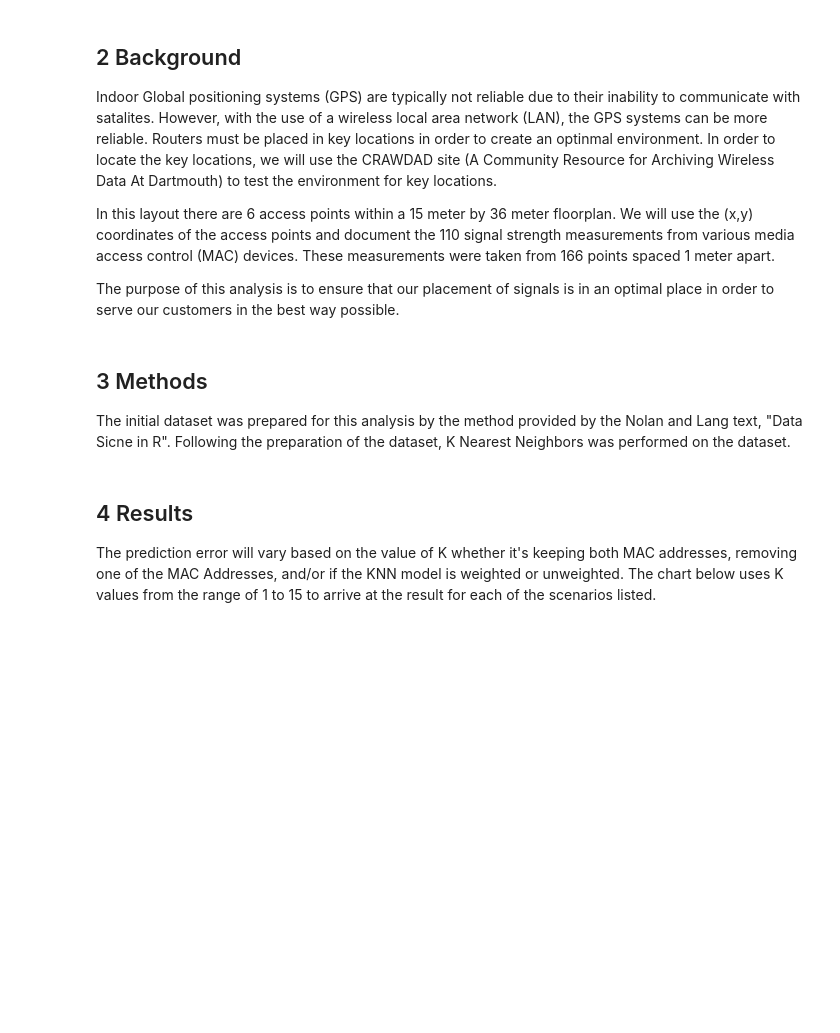
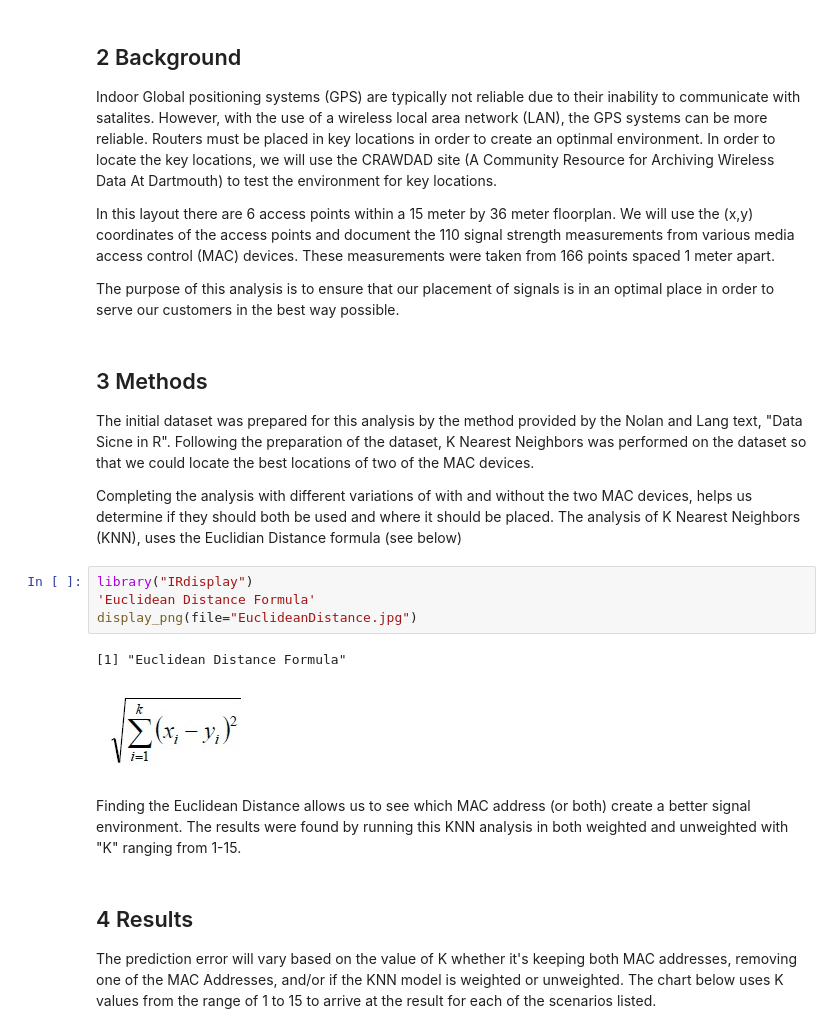
Before and after one commit to anhainguyen82/7333_QTW, a Jupyter notebook: Case_Study_2/AHo_ANguyen_JPafford_Case_Study_2_AN-EDIT.ipynb, the cells around one changed output. Cells and saved outputs as stored; diff of their text form; blank space fills up the shorter version.

Commit message:
Completed Methods
Completed Methods

```diff
--- a/Case_Study_2/AHo_ANguyen_JPafford_Case_Study_2_AN-EDIT.ipynb
+++ b/Case_Study_2/AHo_ANguyen_JPafford_Case_Study_2_AN-EDIT.ipynb
@@ -24,7 +24,18 @@ The purpose of this analysis is to ensure that our placement of signals is in an
 # %% [markdown]
 ## 3 Methods
 
-The initial dataset was prepared for this analysis by the method provided by the Nolan and Lang text, "Data Sicne in R".  Following the preparation of the dataset, K Nearest Neighbors was performed on the dataset.
+The initial dataset was prepared for this analysis by the method provided by the Nolan and Lang text, "Data Sicne in R".  Following the preparation of the dataset, K Nearest Neighbors was performed on the dataset so that we could locate the best locations of two of the MAC devices.
+
+Completing the analysis with different variations of with and without the two MAC devices, helps us determine if they should both be used and where it should be placed. The analysis of K Nearest Neighbors (KNN), uses the Euclidian Distance formula (see below)
+# %%
+library("IRdisplay")
+'Euclidean Distance Formula'
+display_png(file="EuclideanDistance.jpg")
+# %% [output]
+[1] "Euclidean Distance Formula"
+[figure, added]
+# %% [markdown]
+Finding the Euclidean Distance allows us to see which MAC address (or both) create a better signal environment. The results were found by running this KNN analysis in both weighted and unweighted with "K" ranging from 1-15.
 # %% [markdown]
 ## 4 Results
 
```
Also changed, not shown: parts of 1 cell of this notebook, 1 other file.
